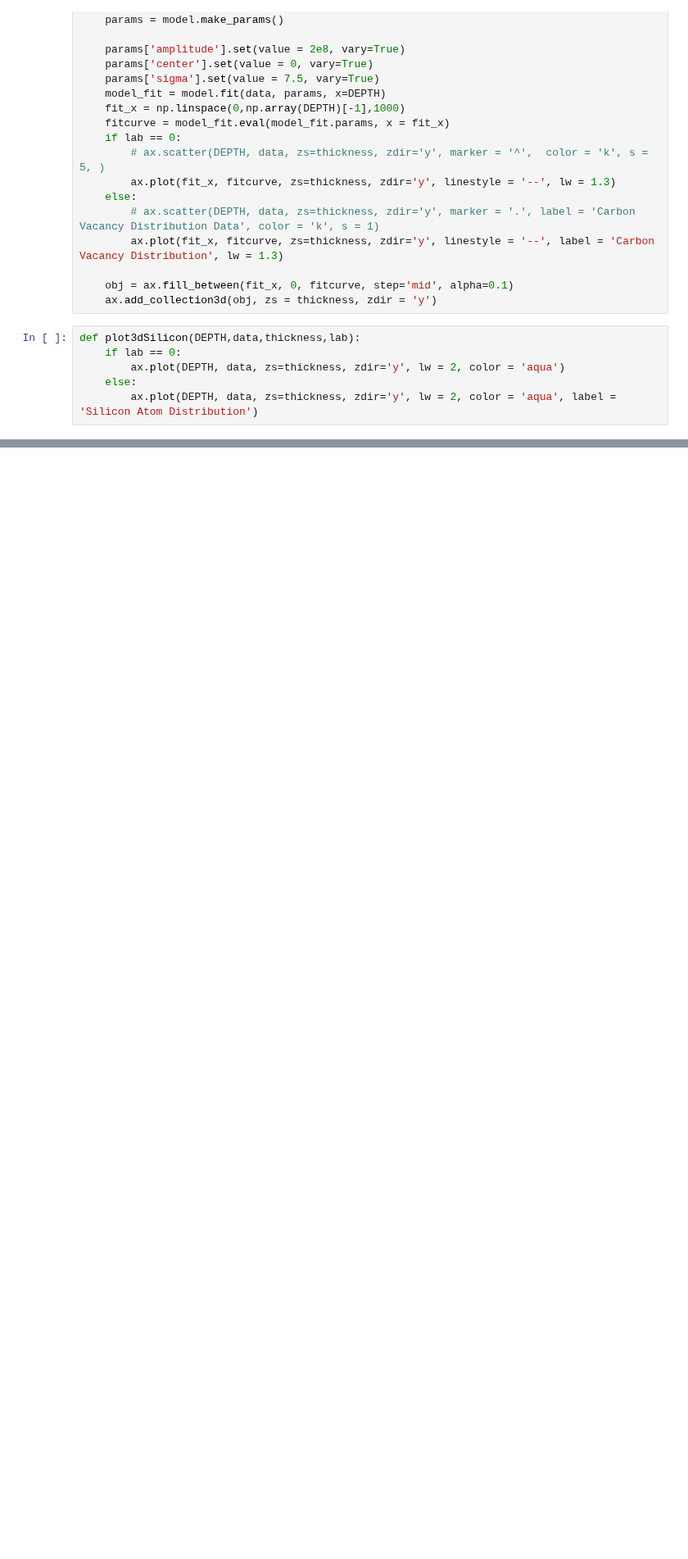
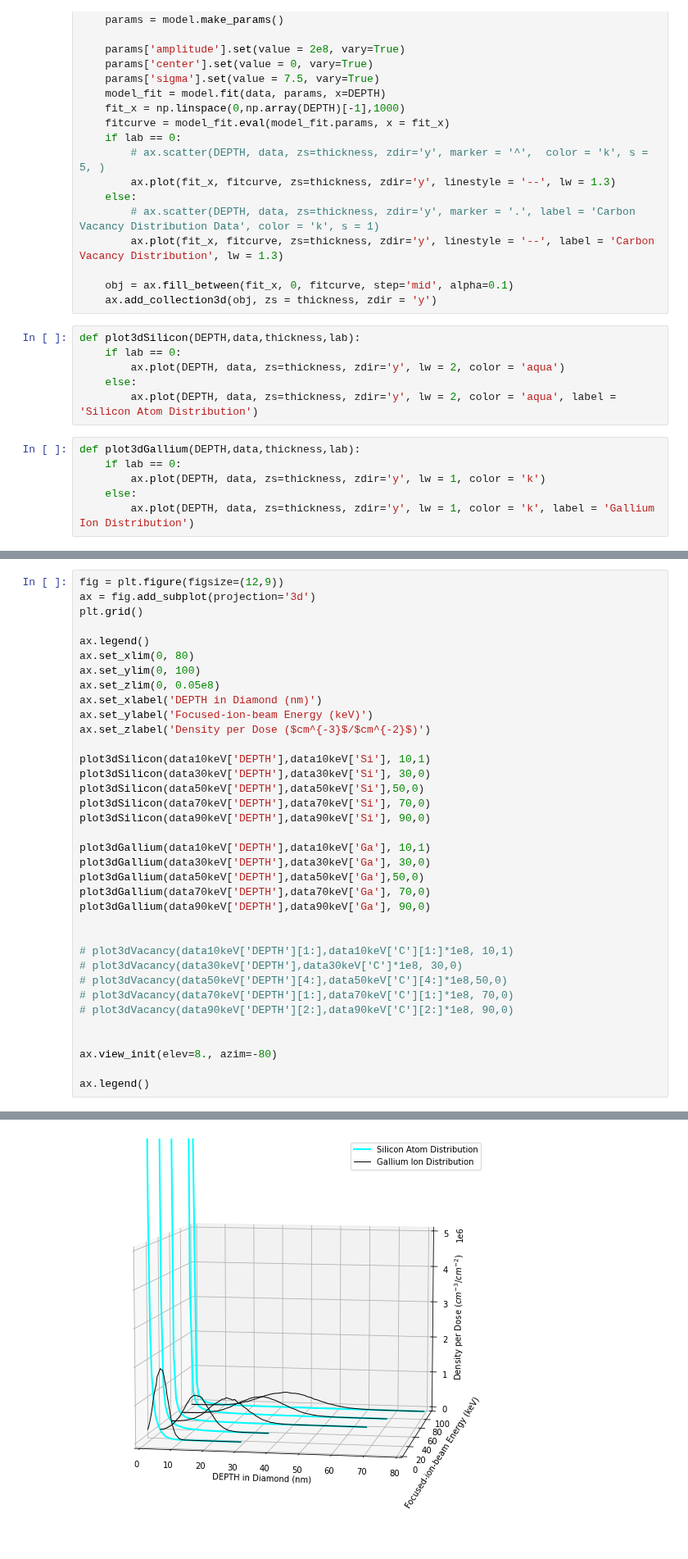
Before and after one commit to ahserhan/SiO2-SiV, a Jupyter notebook: 5nm SiO2/5nmSiO2 variable Energy.ipynb, the cells around one changed output, grey strips where cells are left out. Shown at 82% size. Drawn from its saved outputs; the diff is of its cells as text; blank space fills up the shorter version.

```diff
--- a/5nm SiO2/5nmSiO2 variable Energy.ipynb
+++ b/5nm SiO2/5nmSiO2 variable Energy.ipynb
@@ -45,6 +45,12 @@ def plot3dSilicon(DEPTH,data,thickness,lab):
         ax.plot(DEPTH, data, zs=thickness, zdir='y', lw = 2, color = 'aqua')
     else:
         ax.plot(DEPTH, data, zs=thickness, zdir='y', lw = 2, color = 'aqua', label = 'Silicon Atom Distribution')
+# %%
+def plot3dGallium(DEPTH,data,thickness,lab):
+    if lab == 0:
+        ax.plot(DEPTH, data, zs=thickness, zdir='y', lw = 1, color = 'k')
+    else:
+        ax.plot(DEPTH, data, zs=thickness, zdir='y', lw = 1, color = 'k', label = 'Gallium Ion Distribution')
 # %%
 fig = plt.figure(figsize=(12,9))
 ax = fig.add_subplot(projection='3d')
@@ -81,0 +94,37 @@ No handles with labels found to put in legend.
+# %%
+fig = plt.figure(figsize=(12,9))
+ax = fig.add_subplot(projection='3d')
+plt.grid()
+
+ax.legend()
+ax.set_xlim(0, 80)
+ax.set_ylim(0, 100)
+ax.set_zlim(0, 0.05e8)
+ax.set_xlabel('DEPTH in Diamond (nm)')
+ax.set_ylabel('Focused-ion-beam Energy (keV)')
+ax.set_zlabel('Density per Dose ($cm^{-3}$/$cm^{-2}$)')
+
+plot3dSilicon(data10keV['DEPTH'],data10keV['Si'], 10,1)
+plot3dSilicon(data30keV['DEPTH'],data30keV['Si'], 30,0)
+plot3dSilicon(data50keV['DEPTH'],data50keV['Si'],50,0)
+plot3dSilicon(data70keV['DEPTH'],data70keV['Si'], 70,0)
+plot3dSilicon(data90keV['DEPTH'],data90keV['Si'], 90,0)
+
+plot3dGallium(data10keV['DEPTH'],data10keV['Ga'], 10,1)
+plot3dGallium(data30keV['DEPTH'],data30keV['Ga'], 30,0)
+plot3dGallium(data50keV['DEPTH'],data50keV['Ga'],50,0)
+plot3dGallium(data70keV['DEPTH'],data70keV['Ga'], 70,0)
+plot3dGallium(data90keV['DEPTH'],data90keV['Ga'], 90,0)
+
+
+# plot3dVacancy(data10keV['DEPTH'][1:],data10keV['C'][1:]*1e8, 10,1)
+# plot3dVacancy(data30keV['DEPTH'],data30keV['C']*1e8, 30,0)
+# plot3dVacancy(data50keV['DEPTH'][4:],data50keV['C'][4:]*1e8,50,0)
+# plot3dVacancy(data70keV['DEPTH'][1:],data70keV['C'][1:]*1e8, 70,0)
+# plot3dVacancy(data90keV['DEPTH'][2:],data90keV['C'][2:]*1e8, 90,0)
+
+
+ax.view_init(elev=8., azim=-80)
+
+ax.legend()
+# %% [output]
@@ -81,0 +133 @@ No handles with labels found to put in legend.
+[figure, added]
```
Also changed, not shown: parts of 3 cells of this notebook, 12 other files.
